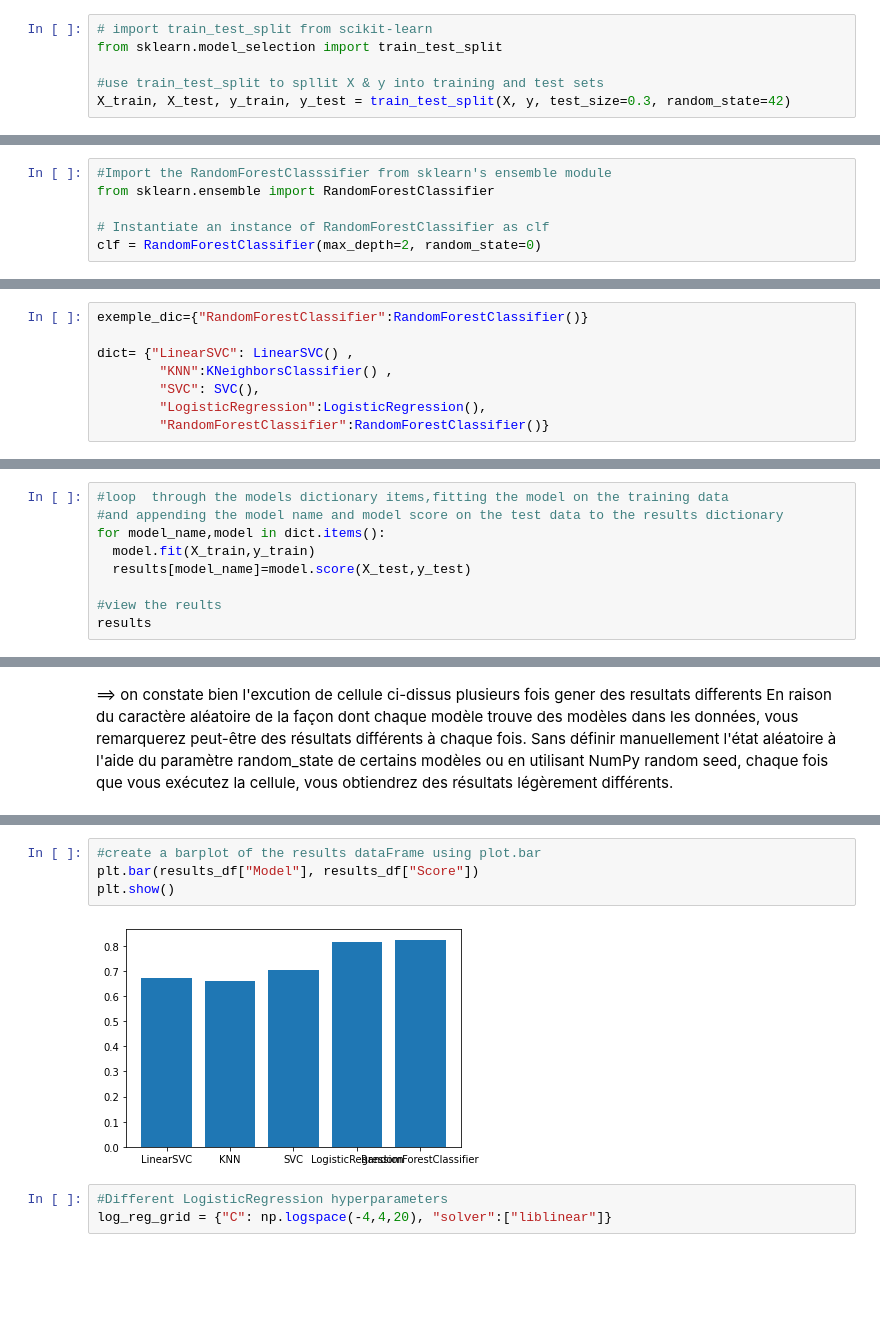
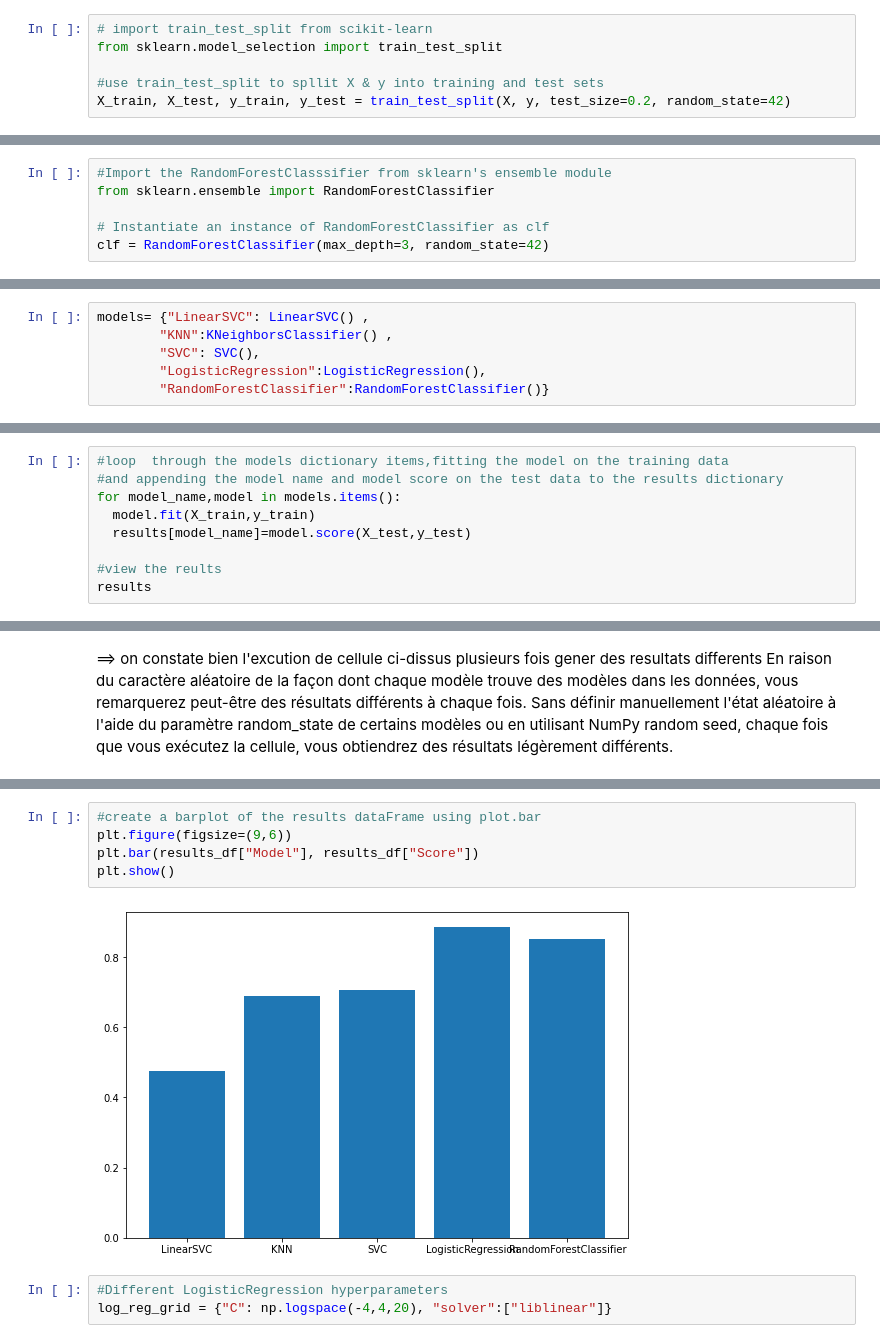
Before and after one commit to Elhassan7/heart-disease-ML, a Jupyter notebook: nootbook.ipynb, the cells around one changed output, grey strips where cells are left out. Cells and saved outputs as stored; diff of their text form; blank space fills up the shorter version.

```diff
--- a/nootbook.ipynb
+++ b/nootbook.ipynb
@@ -32,7 +32,7 @@ y= heart_disease.iloc[:,-1:]
 from sklearn.model_selection import train_test_split
 
 #use train_test_split to spllit X & y into training and test sets
-X_train, X_test, y_train, y_test = train_test_split(X, y, test_size=0.3, random_state=42)
+X_train, X_test, y_train, y_test = train_test_split(X, y, test_size=0.2, random_state=42)
 # %% [markdown]
 #View the differnet shapes of the training and test datasets
 # %%
@@ -104,7 +104,7 @@ y_test
 from sklearn.ensemble import RandomForestClassifier
 
 # Instantiate an instance of RandomForestClassifier as clf
-clf = RandomForestClassifier(max_depth=2, random_state=0)
+clf = RandomForestClassifier(max_depth=3, random_state=42)
 # %% [markdown]
 3. Ajuster le modèle et faire des prédictions :
 # %%
@@ -146,9 +144,7 @@ from sklearn.linear_model import LogisticRegression
 # %% [markdown]
 instancier un modèle dans un dictionnaire
 # %%
-exemple_dic={"RandomForestClassifier":RandomForestClassifier()}
-
-dict= {"LinearSVC": LinearSVC() ,
+models= {"LinearSVC": LinearSVC() ,
         "KNN":KNeighborsClassifier() ,
         "SVC": SVC(),
         "LogisticRegression":LogisticRegression(),
@@ -159,7 +155,7 @@ results ={}
 # %%
 #loop  through the models dictionary items,fitting the model on the training data
 #and appending the model name and model score on the test data to the results dictionary
-for model_name,model in dict.items():
+for model_name,model in models.items():
   model.fit(X_train,y_train)
   results[model_name]=model.score(X_test,y_test)
 
@@ -201,9 +197,10 @@ results_df
 # %%
 #create a barplot of the results dataFrame using plot.bar
+plt.figure(figsize=(9,6))
 plt.bar(results_df["Model"], results_df["Score"])
 plt.show()
 # %% [output]
-[figure, old version]
+[figure, new version]
 # %%
 #Different LogisticRegression hyperparameters
 log_reg_grid = {"C": np.logspace(-4,4,20), "solver":["liblinear"]}
```
Also changed, not shown: parts of 16 cells of this notebook.
